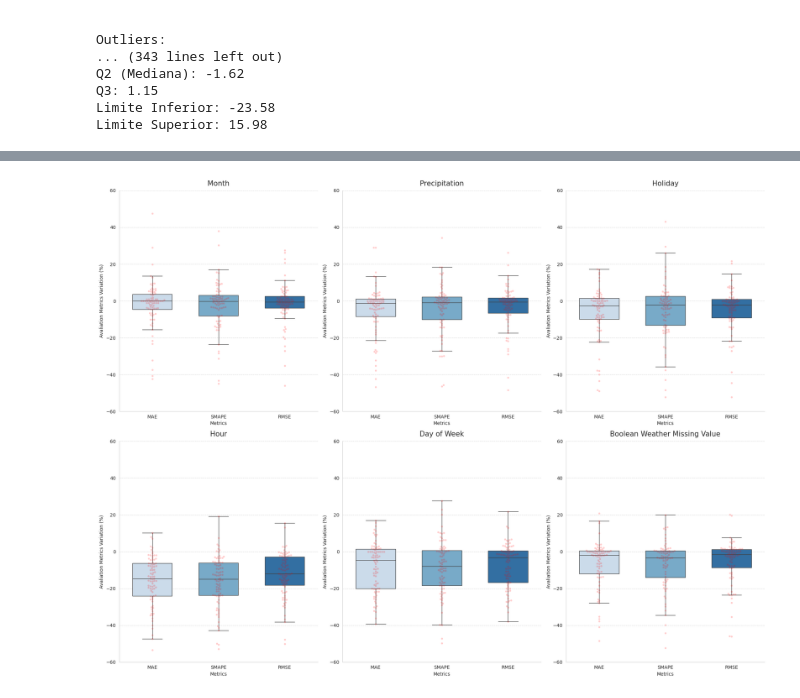
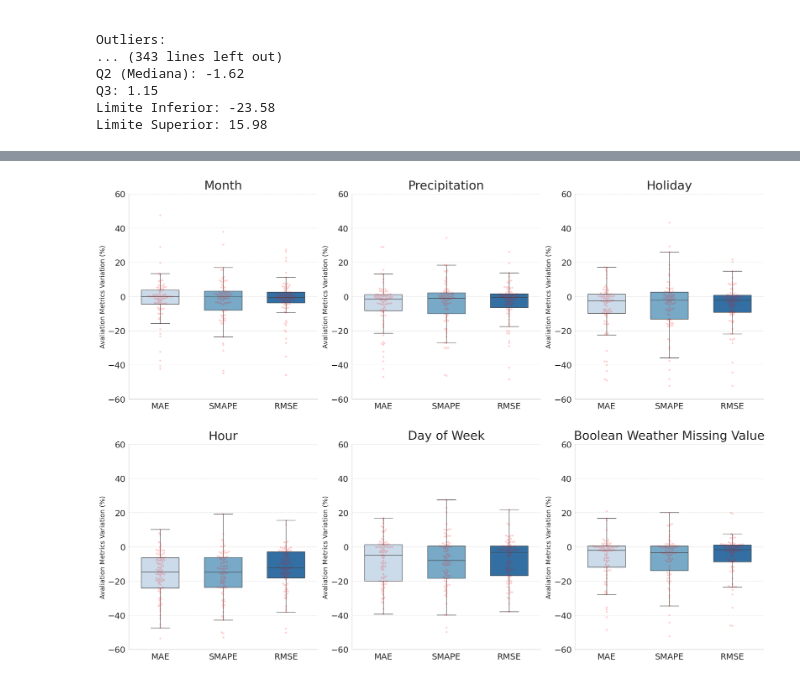
Before and after one commit to CarlosSenra/tcc-project, a Jupyter notebook: src_GRU/cleaning_resultmetrics.ipynb, the cells around one changed output, grey strips where cells are left out. Drawn from its saved outputs; the diff is of its cells as text; code cells hidden in the pictures.

Commit message:
better visualisation results

```diff
--- a/src_GRU/cleaning_resultmetrics.ipynb
+++ b/src_GRU/cleaning_resultmetrics.ipynb
@@ -568,35 +569,37 @@ for idx, covar in enumerate(covariaveis):
                   size=4,
                   ax=axes_flat[idx])
 
     nome_correto = {'month':'Month', 'precipType':"Precipitation", 'holiday' : "Holiday", 'hour':"Hour",
                'dayofweek_num':"Day of Week", 'bool_weather_missing_values':"Boolean Weather Missing Value"}
 
     # Personalizando cada subplot
     axes_flat[idx].set_title(f"{nome_correto[covar]}",
-                            fontsize=15,
+                            fontsize=26,
                             pad=10)
     axes_flat[idx].set_ylabel("Avaliation Metrics Variation (%)",
-                             fontsize=10)
-    axes_flat[idx].set_xlabel("Metrics",
-                             fontsize=10)
+                             fontsize=14)
+    axes_flat[idx].set_xlabel(" \n ",
+                             fontsize=12)
+    axes_flat[idx].tick_params(axis='x', labelsize=18)
+    axes_flat[idx].tick_params(axis='y', labelsize=18)
     # Ajustando os limites do eixo y
     axes_flat[idx].set_ylim(-60, 60)
 
     # Configurando a grade
     axes_flat[idx].yaxis.grid(True, linestyle='--', alpha=0.7)
     axes_flat[idx].xaxis.grid(False)
 
     # Removendo bordas
     sns.despine(ax=axes_flat[idx], left=False, bottom=False)
 
 # Ajustando o título geral
 #fig.suptitle("Covariates GRU Models Results",
 #             fontsize=18,
 #             y=1.02)
 
 # Ajustando o layout
 plt.tight_layout()
 plt.savefig('GRU_variacao_percentual_covariaveis.png')
 plt.show()
 # %% [output]
-[figure, old version]
+[figure, new version]
```
Also changed, not shown: parts of 11 cells of this notebook, 3 other files.
